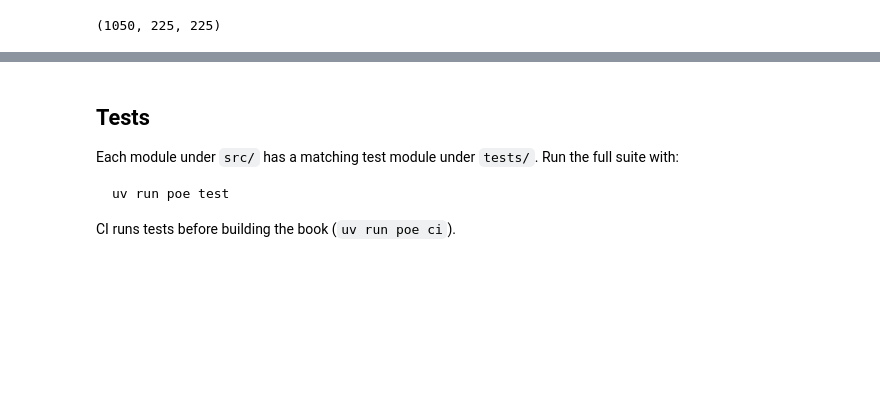
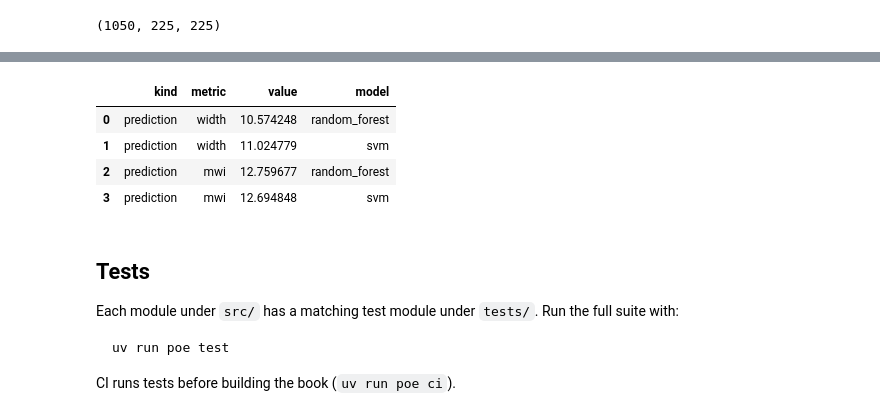
Before and after one commit to ELC/jupyter-book-template, a Jupyter notebook: book/chapters/03_using_src_code.ipynb, the cells around one changed output, grey strips where cells are left out. Cells and saved outputs as stored; diff of their text form; code cells hidden in the pictures; blank space fills up the shorter version.

```diff
--- a/book/chapters/03_using_src_code.ipynb
+++ b/book/chapters/03_using_src_code.ipynb
@@ -173,3 +195,11 @@ pi_report
+# %%
+report.prediction_metrics
+# %% [output]
+|  | kind | metric | value | model |
+| 0 | prediction | width | 10.574248 | random_forest |
+| 1 | prediction | width | 11.024779 | svm |
+| 2 | prediction | mwi | 12.759677 | random_forest |
+| 3 | prediction | mwi | 12.694848 | svm |
 # %% [markdown]
 ## Tests
 
```
Also changed, not shown: parts of 20 cells of this notebook, 28 other files.
